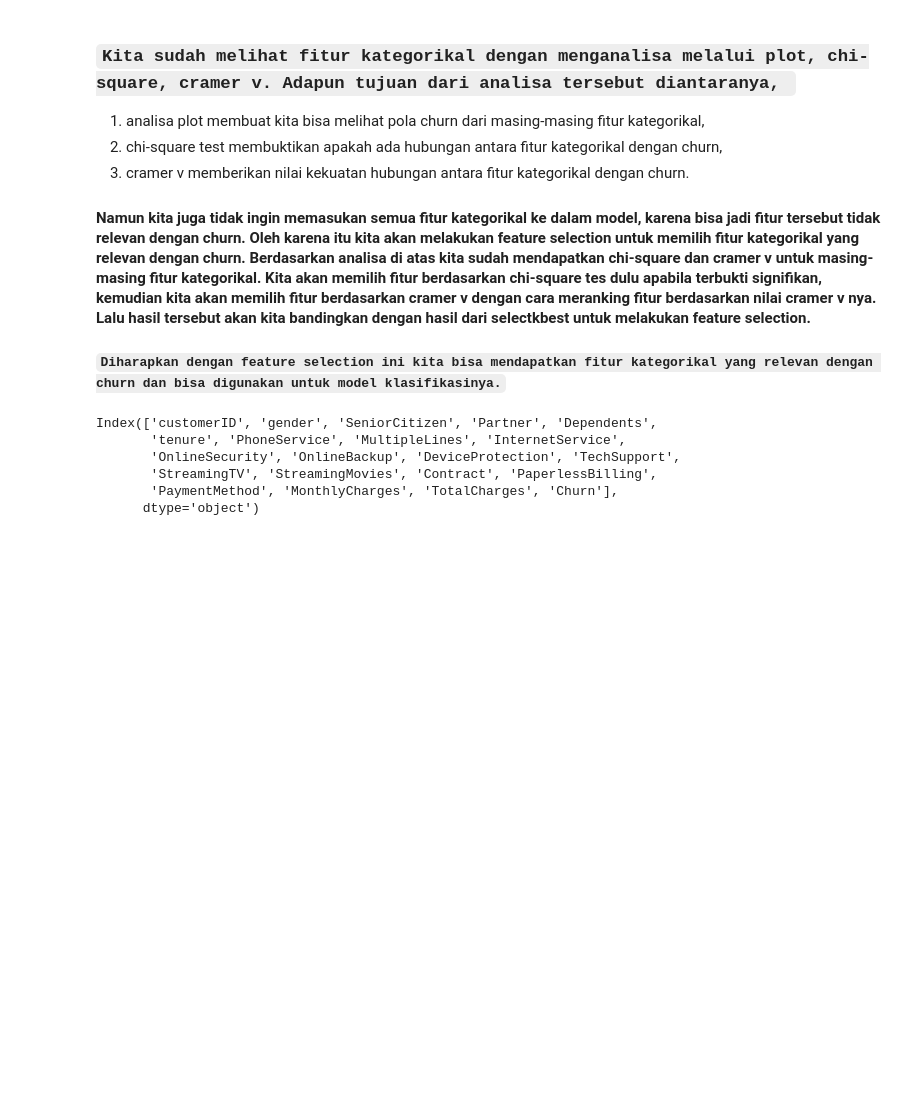
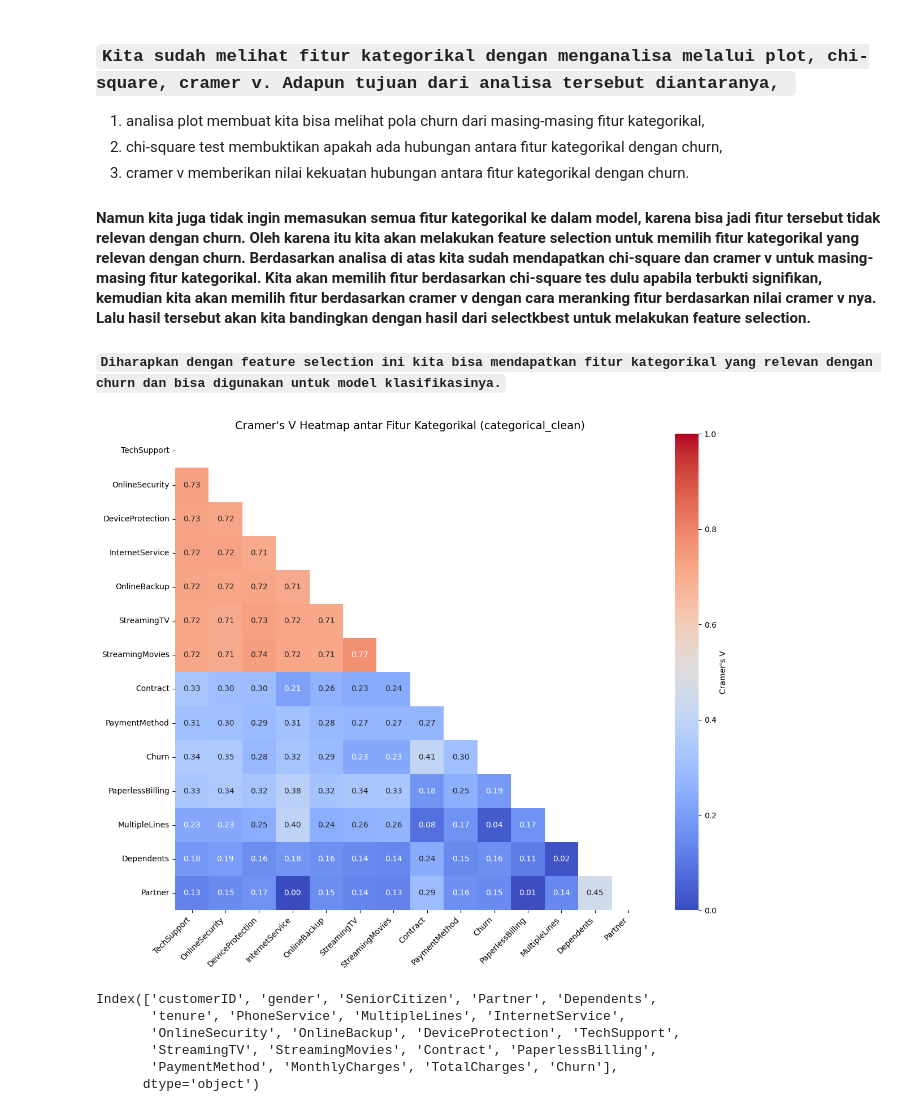
Before and after one commit to AgungHari/Rakamin_HW_MachineLearning_SupervisedLearning_2, a Jupyter notebook: Homework/Part1.ipynb, the cells around one changed output. Cells and saved outputs as stored; diff of their text form; code cells hidden in the pictures; blank space fills up the shorter version.

Commit message:
EDA selesai selanjutnya feature engineering binning tenure abistu siap siap drop

```diff
--- a/Homework/Part1.ipynb
+++ b/Homework/Part1.ipynb
@@ -750,6 +750,75 @@ Cramer's V: 0.4095604189089921
 #### Namun kita juga tidak ingin memasukan semua fitur kategorikal ke dalam model, karena bisa jadi fitur tersebut tidak relevan dengan churn. Oleh karena itu kita akan melakukan feature selection untuk memilih fitur kategorikal yang relevan dengan churn. Berdasarkan analisa di atas kita sudah mendapatkan chi-square dan cramer v untuk masing-masing fitur kategorikal. Kita akan memilih fitur berdasarkan chi-square tes dulu apabila terbukti signifikan, kemudian kita akan memilih fitur berdasarkan cramer v dengan cara meranking fitur berdasarkan nilai cramer v nya. Lalu hasil tersebut akan kita bandingkan dengan hasil dari selectkbest untuk melakukan feature selection.
 
 #####   `Diharapkan dengan feature selection ini kita bisa mendapatkan fitur kategorikal yang relevan dengan churn dan bisa digunakan untuk model klasifikasinya.`
+# %%
+import pandas as pd
+import numpy as np
+from scipy.stats import chi2_contingency
+import seaborn as sns
+import matplotlib.pyplot as plt
+
+# --- 1) Siapkan categorical_clean -------------------------------------------
+drop_featuresx = ['customerID', 'gender', 'PhoneService']
+categorical_cols99 = df.select_dtypes(include=['object', 'category']).columns
+categorical_clean = df[categorical_cols99].drop(columns=[c for c in drop_featuresx if c in categorical_cols])
+
+# --- 2) Fungsi Cramer's V (dengan koreksi bias & handle NaN berpasangan) ----
+def cramers_v(x: pd.Series, y: pd.Series) -> float:
+    # hanya ambil pasangan yang sama-sama tidak NaN
+    mask = x.notna() & y.notna()
+    x_valid, y_valid = x[mask], y[mask]
+    if x_valid.empty or y_valid.empty:
+        return np.nan
+
+    table = pd.crosstab(x_valid, y_valid)
+    if table.size == 0:
+        return np.nan
+
+    chi2 = chi2_contingency(table, correction=False)[0]
+    n = table.to_numpy().sum()
+    if n == 0:
+        return np.nan
+
+    phi2 = chi2 / n
+    r, k = table.shape
+    # koreksi bias Bergsma (2003)
+    phi2corr = max(0, phi2 - ((k-1)*(r-1))/(n-1))
+    rcorr = r - ((r-1)**2)/(n-1)
+    kcorr = k - ((k-1)**2)/(n-1)
+    denom = min((kcorr-1), (rcorr-1))
+    if denom <= 0:
+        return np.nan
+    return np.sqrt(phi2corr / denom)
+
+# --- 3) Hitung matriks Cramer's V -------------------------------------------
+cols = categorical_clean.columns
+cv_mat = pd.DataFrame(np.nan, index=cols, columns=cols)
+
+for i, c1 in enumerate(cols):
+    for j, c2 in enumerate(cols):
+        if j > i:  # hitung segitiga bawah saja (hemat waktu)
+            cv = cramers_v(categorical_clean[c1], categorical_clean[c2])
+            cv_mat.loc[c1, c2] = cv
+            cv_mat.loc[c2, c1] = cv
+        elif j == i:
+            cv_mat.loc[c1, c2] = 1.0
+
+# (opsional) urutkan kolom berdasarkan rata-rata asosiasi agar pola lebih jelas
+order = cv_mat.mean().sort_values(ascending=False).index
+cv_mat = cv_mat.loc[order, order]
+
+# --- 4) Plot heatmap ---------------------------------------------------------
+plt.figure(figsize=(12, 10))
+mask = np.triu(np.ones_like(cv_mat, dtype=bool))  # sembunyikan segitiga atas
+ax = sns.heatmap(cv_mat, annot=True, fmt=".2f", vmin=0, vmax=1,
+                 cmap="coolwarm", mask=mask, cbar_kws={'label': "Cramer's V"})
+plt.xticks(rotation=45, ha='right', fontsize=10)
+plt.yticks(fontsize=10)
+plt.title("Cramer's V Heatmap antar Fitur Kategorikal (categorical_clean)", fontsize=14)
+plt.tight_layout()
+plt.show()
+# %% [output]
+[figure, added]
 # %%
 df.columns
 # %% [output]
```
Also changed, not shown: parts of 3 cells of this notebook, 14 other files.
